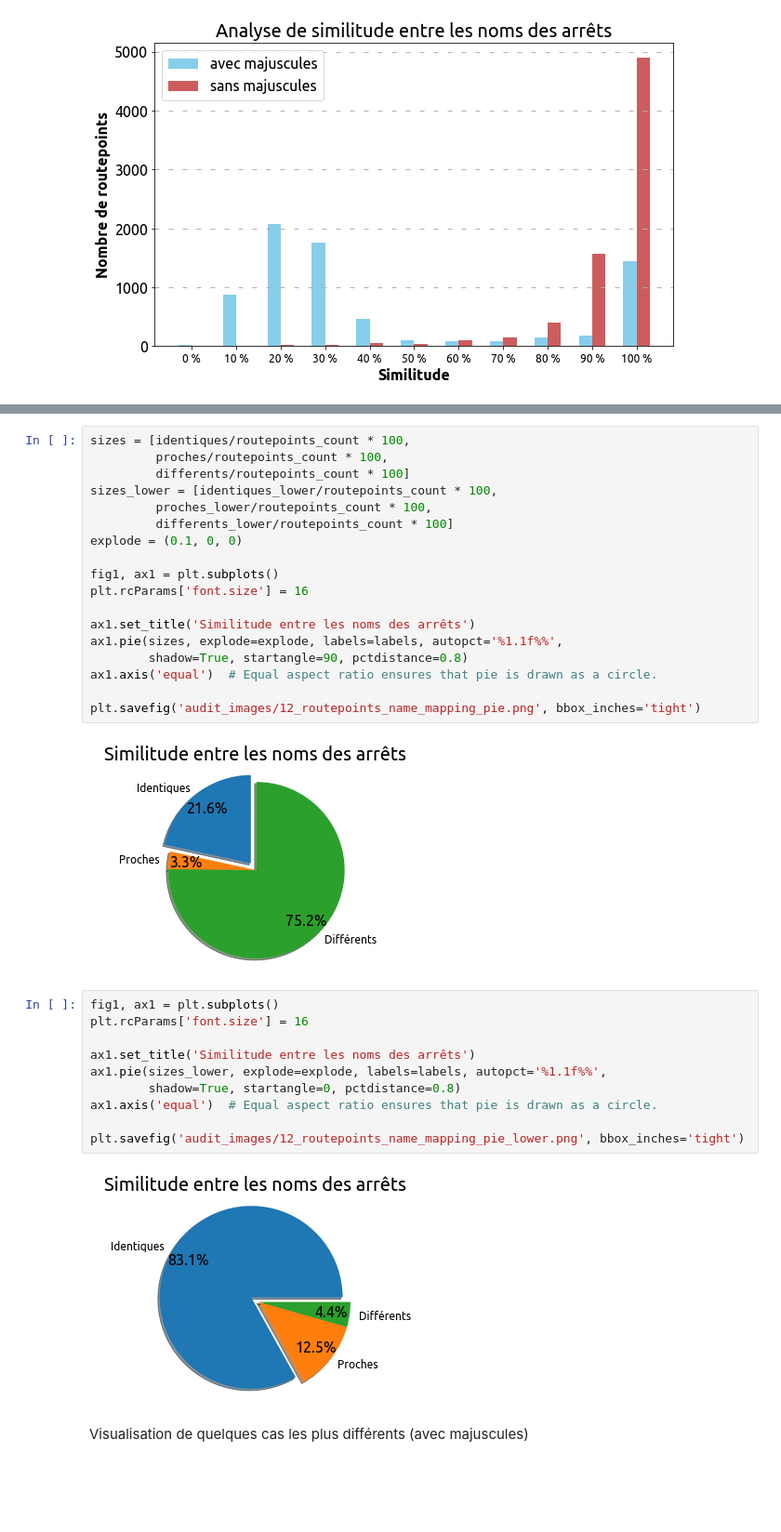
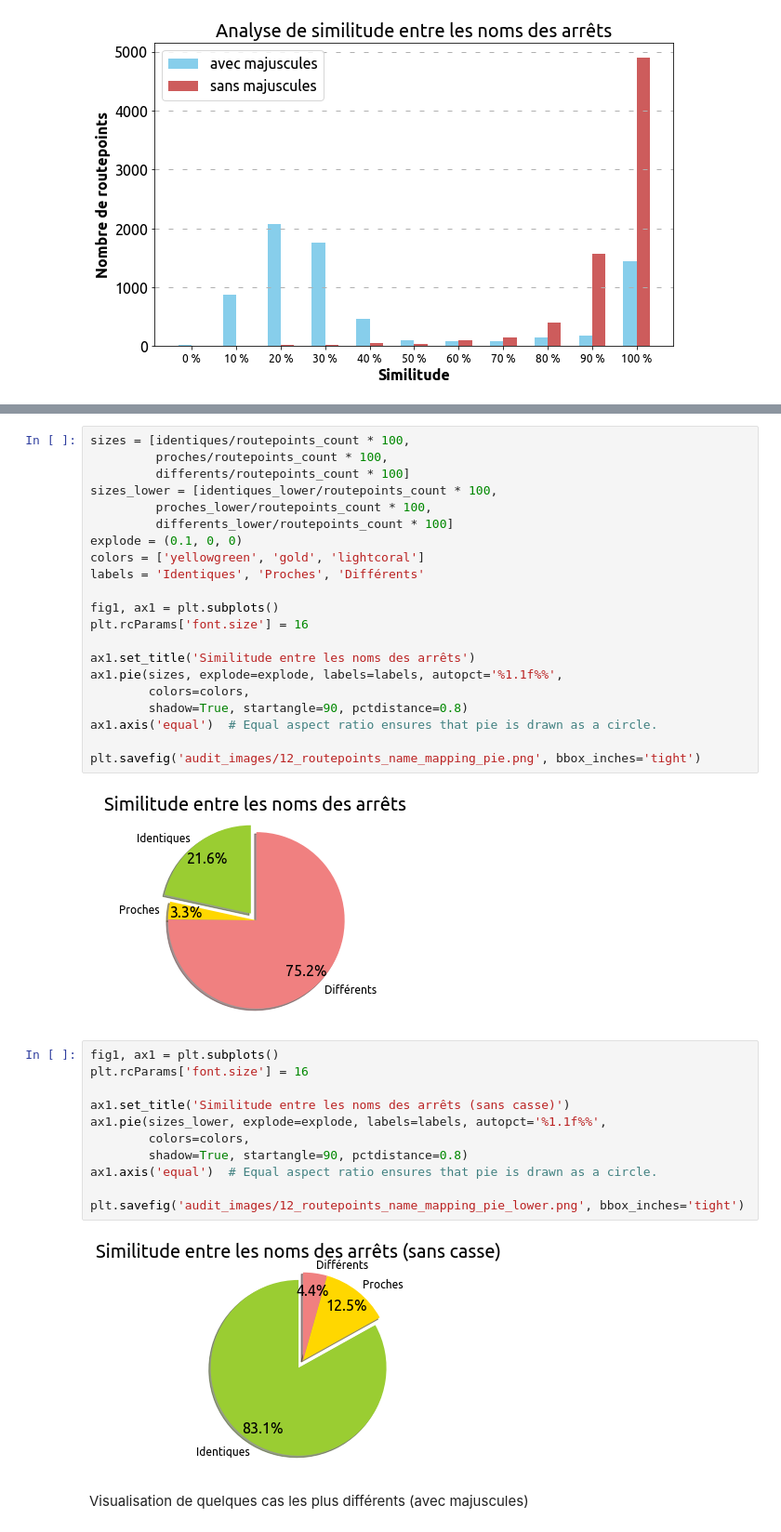
Before and after one commit to Jungle-Bus/ref-fr-STIF, a Jupyter notebook: audit_routepoints/idf_audit_quali.ipynb, the cells around one changed output, grey strips where cells are left out. Shown at 93% size. Cells and saved outputs as stored; diff of their text form; blank space fills up the shorter version.

Commit message:
audit - fix pie colors

```diff
--- a/audit_routepoints/idf_audit_quali.ipynb
+++ b/audit_routepoints/idf_audit_quali.ipynb
@@ -230,30 +229,34 @@ sizes_lower = [identiques_lower/routepoints_count * 100,
          proches_lower/routepoints_count * 100,
          differents_lower/routepoints_count * 100]
 explode = (0.1, 0, 0)
+colors = ['yellowgreen', 'gold', 'lightcoral']
+labels = 'Identiques', 'Proches', 'Différents'
 
 fig1, ax1 = plt.subplots()
 plt.rcParams['font.size'] = 16
 
 ax1.set_title('Similitude entre les noms des arrêts')
 ax1.pie(sizes, explode=explode, labels=labels, autopct='%1.1f%%',
+        colors=colors,
         shadow=True, startangle=90, pctdistance=0.8)
 ax1.axis('equal')  # Equal aspect ratio ensures that pie is drawn as a circle.
 
 plt.savefig('audit_images/12_routepoints_name_mapping_pie.png', bbox_inches='tight')
 # %% [output]
-[figure, old version]
+[figure, new version]
 # %%
 fig1, ax1 = plt.subplots()
 plt.rcParams['font.size'] = 16
 
-ax1.set_title('Similitude entre les noms des arrêts')
+ax1.set_title('Similitude entre les noms des arrêts (sans casse)')
 ax1.pie(sizes_lower, explode=explode, labels=labels, autopct='%1.1f%%',
-        shadow=True, startangle=0, pctdistance=0.8)
+        colors=colors,
+        shadow=True, startangle=90, pctdistance=0.8)
 ax1.axis('equal')  # Equal aspect ratio ensures that pie is drawn as a circle.
 
 plt.savefig('audit_images/12_routepoints_name_mapping_pie_lower.png', bbox_inches='tight')
 # %% [output]
-[figure, old version]
+[figure, new version]
 # %% [markdown]
 Visualisation de quelques cas les plus différents (avec majuscules)
 # %%
```
Also changed, not shown: parts of 7 cells of this notebook, 2 other files.
